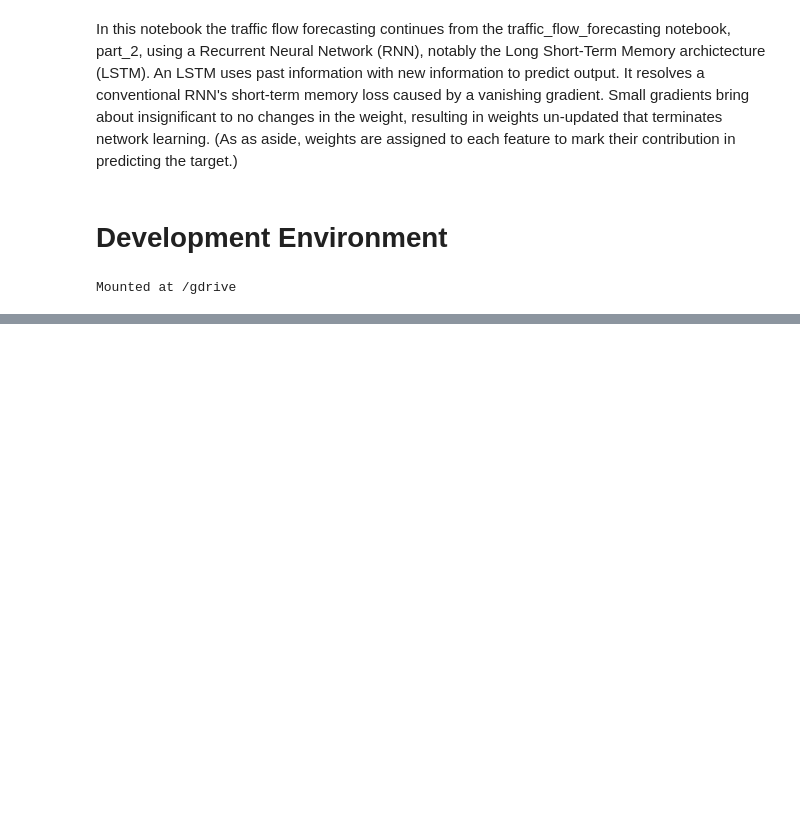
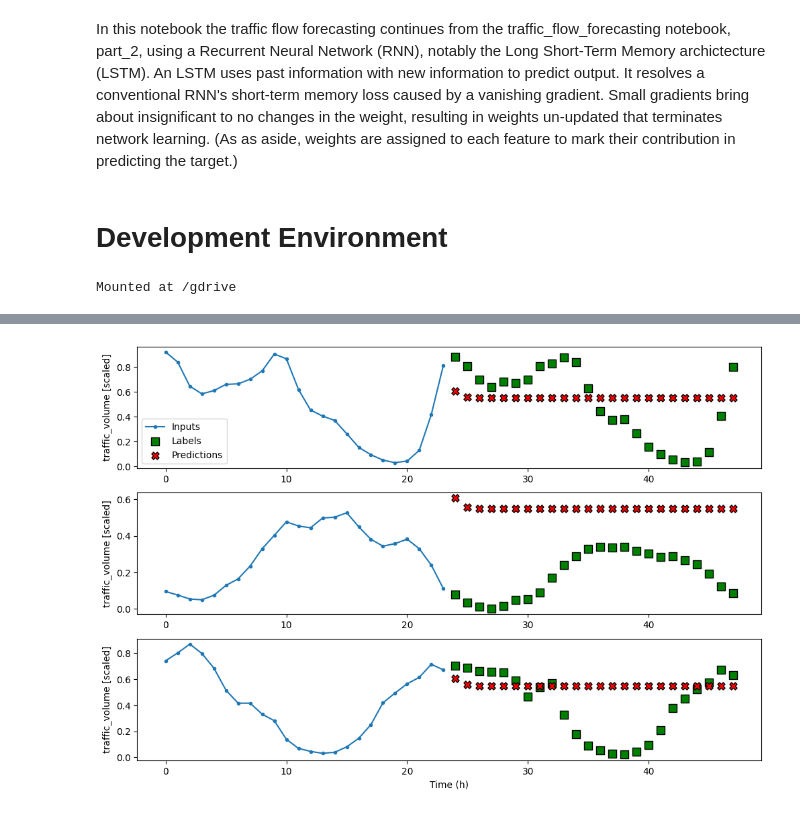
Before and after one commit to dewaalaw/dsprojects, a Jupyter notebook: traffic-flow-forecast/src/traffic_flow_forecasting_part_2.ipynb, the cells around one changed output, grey strips where cells are left out. Cells and saved outputs as stored; diff of their text form; code cells hidden in the pictures; blank space fills up the shorter version.

```diff
--- a/traffic-flow-forecast/src/traffic_flow_forecasting_part_2.ipynb
+++ b/traffic-flow-forecast/src/traffic_flow_forecasting_part_2.ipynb
@@ -165,0 +268,10 @@ class DataWindow():
+# %%
+mo_lstm_model = Sequential([LSTM(32, return_sequences=True), Dense(units = 2)])
+
+history = compile_and_fit(mo_lstm_model, mo_wide_window)
+
+mo_val_performance = {}
+mo_performance = {}
+
+mo_val_performance['LSTM'] = mo_lstm_model.evaluate(mo_wide_window.val)
+mo_performance['LSTM'] = mo_lstm_model.evaluate(mo_wide_window.test, verbose=0)
@@ -165,0 +298,4 @@ class DataWindow():
+# %%
+multi_window.plot(mo_lstm_model)
+# %% [output]
+[figure, added]
```
Also changed, not shown: parts of 15 cells of this notebook.
